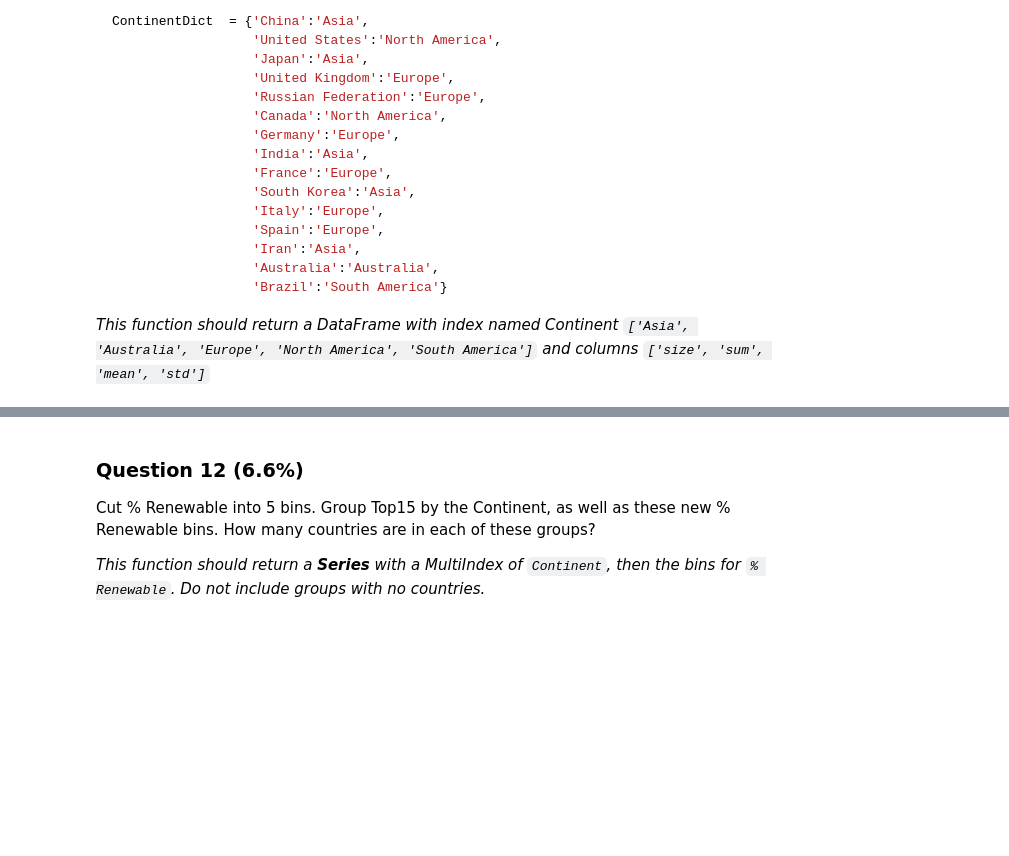
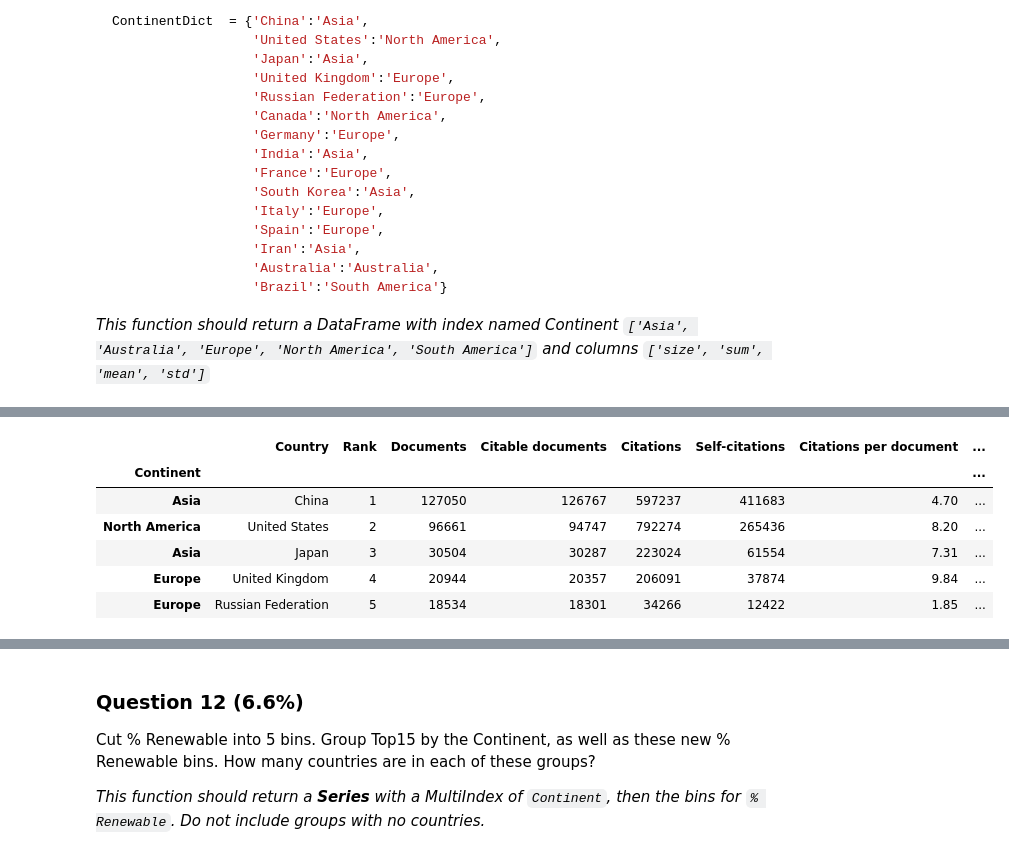
Before and after one commit to dmsmiley/100-pandas-puzzles, a Jupyter notebook: Assignment_3.ipynb, the cells around one changed output, grey strips where cells are left out. Drawn from its saved outputs; the diff is of its cells as text; code cells hidden in the pictures; blank space fills up the shorter version.

```diff
--- a/Assignment_3.ipynb
+++ b/Assignment_3.ipynb
@@ -333,0 +321,6 @@ def plot9():
+# %%
+new_df['Citable Per Capita'] = new_df["Citable documents"]/new_df['Population']
+new_df['Citable Per Capita'].apply(lambda x: '%.5f' % x)
+new_df['Citable Per Capita'] = new_df['Citable Per Capita'].astype(float)
+new_df['Energy Supply per Capita'] = new_df['Energy Supply per Capita'].astype(float)
+new_df['Citable Per Capita'].corr(new_df['Energy Supply per Capita'])
@@ -342,0 +334,4 @@ def answer_ten():
+# %%
+new_df['1/0 % Renew'] = [1 if x >= new_df['% Renewable'].median() else 0 for x in new_df['% Renewable']]
+highnew_df = new_df['1/0 % Renew'].sort_values()
+highnew_df
@@ -369,0 +379,23 @@ def answer_eleven():
+# %%
+newer_df = new_df.reset_index()
+# %%
+ContinentDict  = {'China':'Asia',
+                  'United States':'North America',
+                  'Japan':'Asia',
+                  'United Kingdom':'Europe',
+                  'Russian Federation':'Europe',
+                  'Canada':'North America',
+                  'Germany':'Europe',
+                  'India':'Asia',
+                  'France':'Europe',
+                  'South Korea':'Asia',
+                  'Italy':'Europe',
+                  'Spain':'Europe',
+                  'Iran':'Asia',
+                  'Australia':'Australia',
+                  'Brazil':'South America'}
+
+newer_df['Continent'] = [ContinentDict[country] for country in newer_df['Country']]
+
+
+newer_df.head()
@@ -369,0 +409,11 @@ def answer_eleven():
+# %%
+newer_df = newer_df.set_index('Continent')
+newer_df.head()
+# %% [output]
+|  | Country | Rank | Documents | Citable documents | Citations | Self-citations | Citations per document | ... |
+| Continent |  |  |  |  |  |  |  | ... |
+| Asia | China | 1 | 127050 | 126767 | 597237 | 411683 | 4.70 | ... |
+| North America | United States | 2 | 96661 | 94747 | 792274 | 265436 | 8.20 | ... |
+| Asia | Japan | 3 | 30504 | 30287 | 223024 | 61554 | 7.31 | ... |
+| Europe | United Kingdom | 4 | 20944 | 20357 | 206091 | 37874 | 9.84 | ... |
+| Europe | Russian Federation | 5 | 18534 | 18301 | 34266 | 12422 | 1.85 | ... |
```
Also changed, not shown: parts of 25 cells of this notebook.
